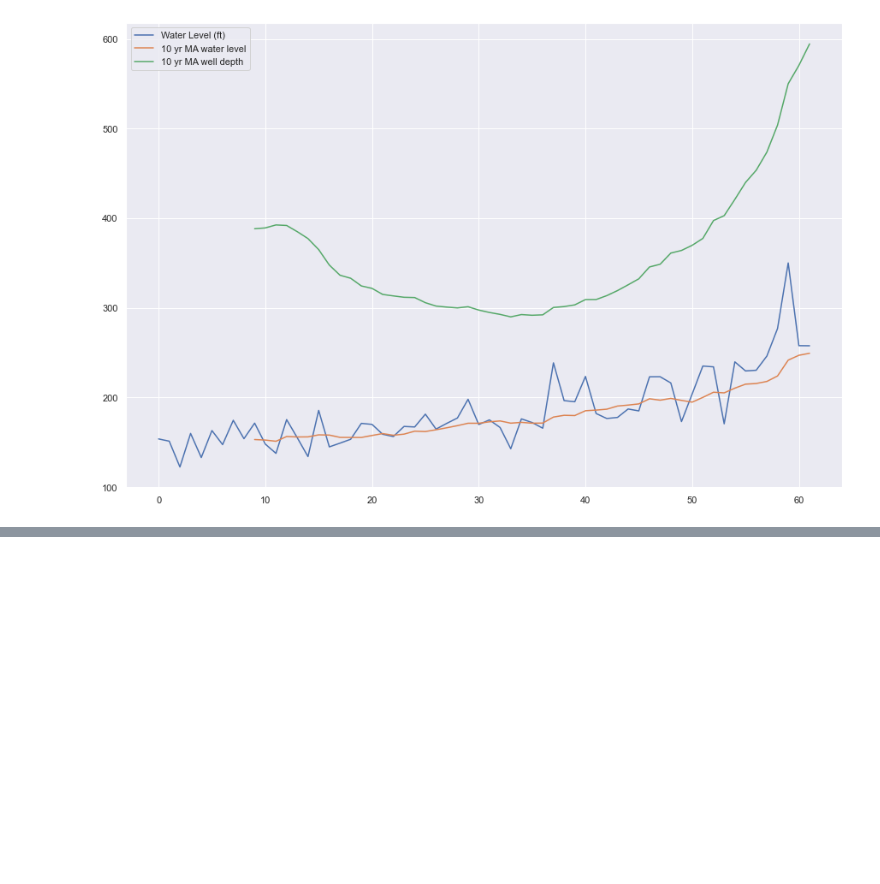
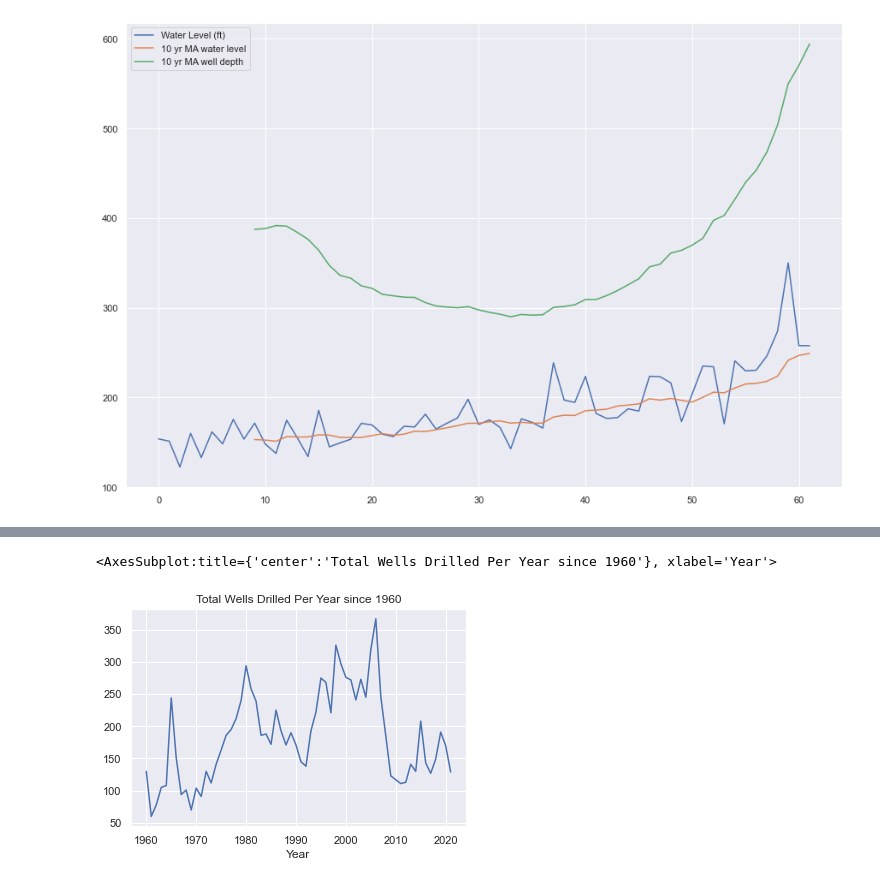
Before and after one commit to hodgetorin/cochise_county_water_project, a Jupyter notebook: Full County Data.ipynb, the cells around one changed output, grey strips where cells are left out. Drawn from its saved outputs; the diff is of its cells as text; code cells hidden in the pictures; blank space fills up the shorter version.

```diff
--- a/Full County Data.ipynb
+++ b/Full County Data.ipynb
@@ -183,0 +220,6 @@ Name: Owner Name, dtype: int64
+# %%
+df_totbyyr = df1960.groupby(['Year']).size()
+df_totbyyr.plot(title = "Total Wells Drilled Per Year since 1960")
+# %% [output]
+<AxesSubplot:title={'center':'Total Wells Drilled Per Year since 1960'}, xlabel='Year'>
+[figure, added]
```
Also changed, not shown: parts of 18 cells of this notebook.
